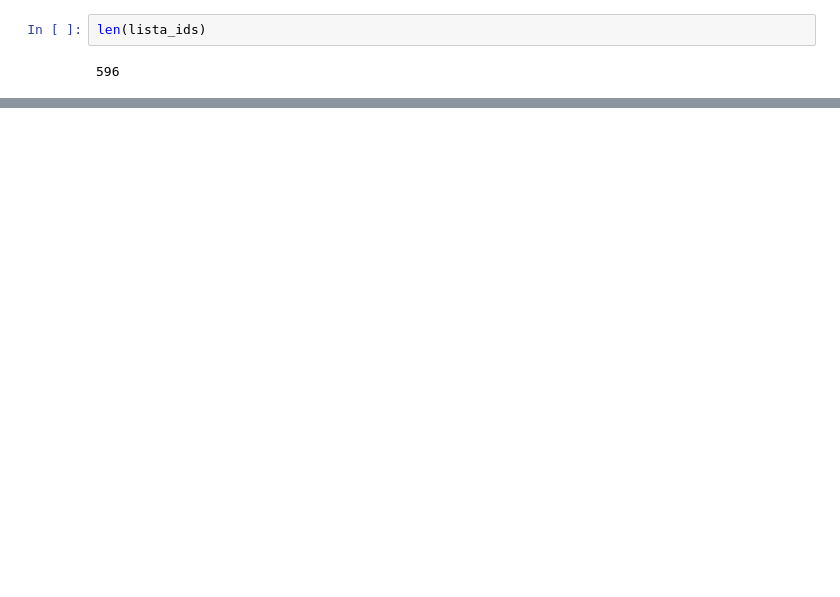
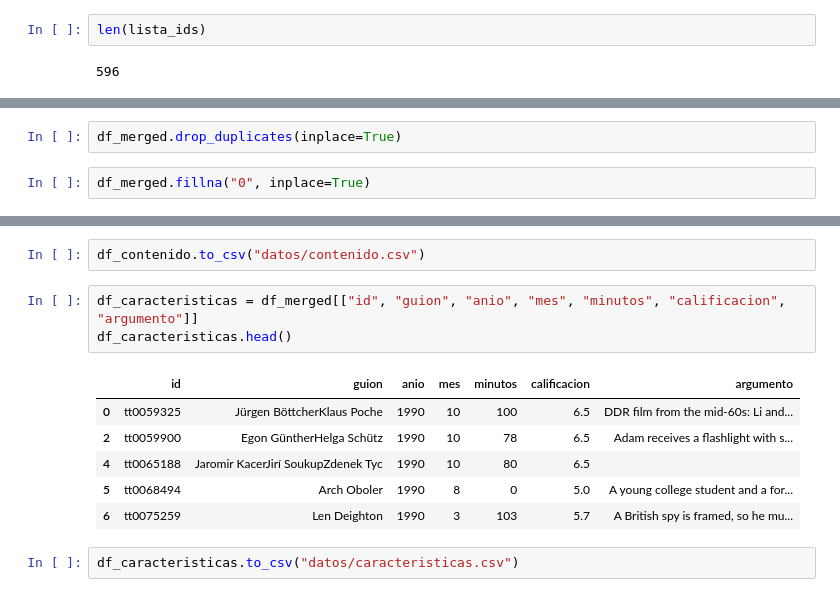
Before and after one commit to davfranco1/PruebaTecnicaETL-Recomendador, a Jupyter notebook: 1_ExtracciónTransformación.ipynb, the cells around one changed output, grey strips where cells are left out. Drawn from its saved outputs; the diff is of its cells as text; blank space fills up the shorter version.

```diff
--- a/1_ExtracciónTransformación.ipynb
+++ b/1_ExtracciónTransformación.ipynb
@@ -181,0 +155,4 @@ Sopa creada tt0094666
+# %%
+df_merged.drop_duplicates(inplace=True)
+# %%
+df_merged.fillna("0", inplace=True)
@@ -181,0 +182,14 @@ Sopa creada tt0094666
+# %%
+df_contenido.to_csv("datos/contenido.csv")
+# %%
+df_caracteristicas = df_merged[["id", "guion", "anio", "mes", "minutos", "calificacion", "argumento"]]
+df_caracteristicas.head()
+# %% [output]
+|  | id | guion | anio | mes | minutos | calificacion | argumento |
+| 0 | tt0059325 | Jürgen BöttcherKlaus Poche | 1990 | 10 | 100 | 6.5 | DDR film from the mid-60s: Li and... |
+| 2 | tt0059900 | Egon GüntherHelga Schütz | 1990 | 10 | 78 | 6.5 | Adam receives a flashlight with s... |
+| 4 | tt0065188 | Jaromir KacerJirí SoukupZdenek Tyc | 1990 | 10 | 80 | 6.5 |  |
+| 5 | tt0068494 | Arch Oboler | 1990 | 8 | 0 | 5.0 | A young college student and a for... |
+| 6 | tt0075259 | Len Deighton | 1990 | 3 | 103 | 5.7 | A British spy is framed, so he mu... |
+# %%
+df_caracteristicas.to_csv("datos/caracteristicas.csv")
```
Also changed, not shown: parts of 23 cells of this notebook, 12 other files.
